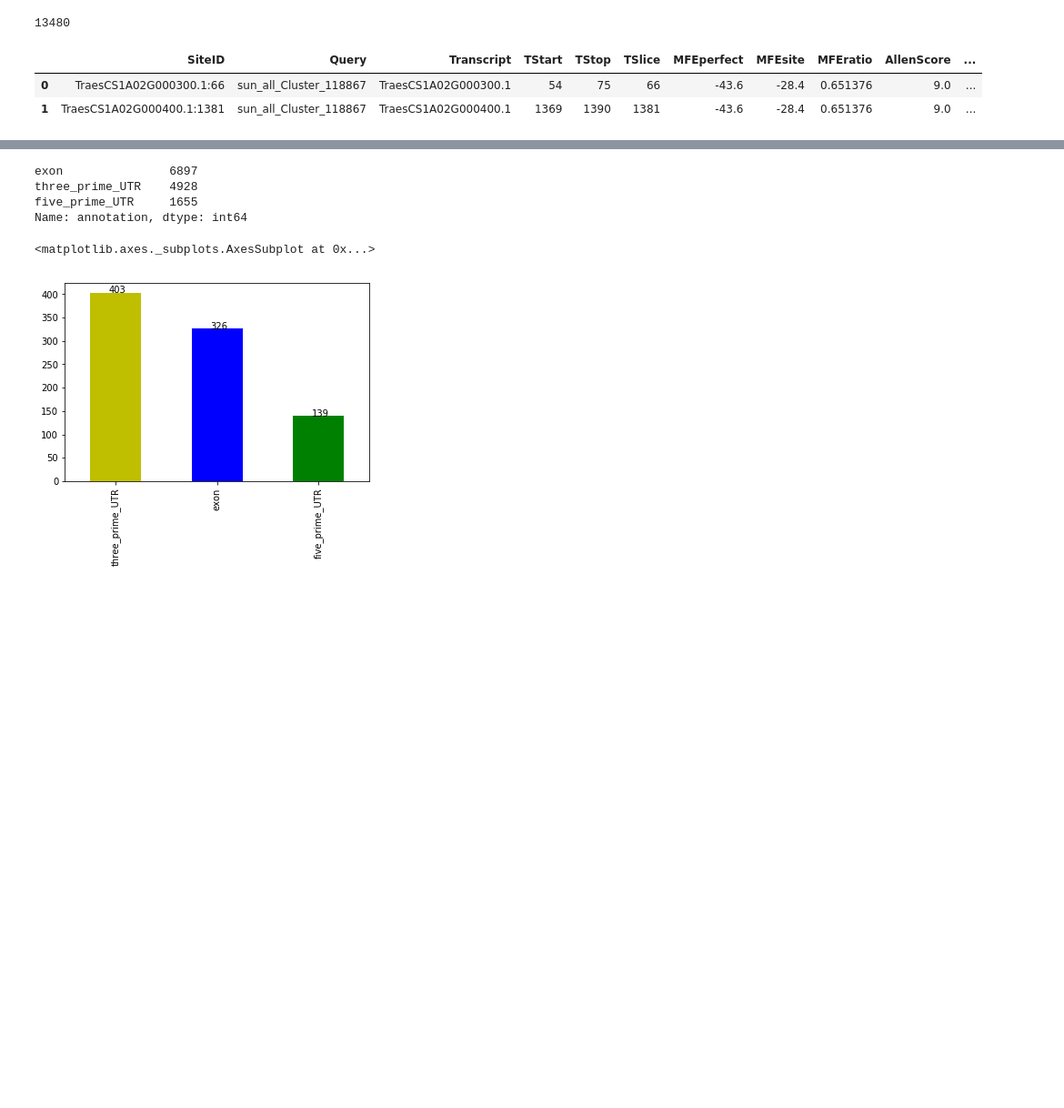
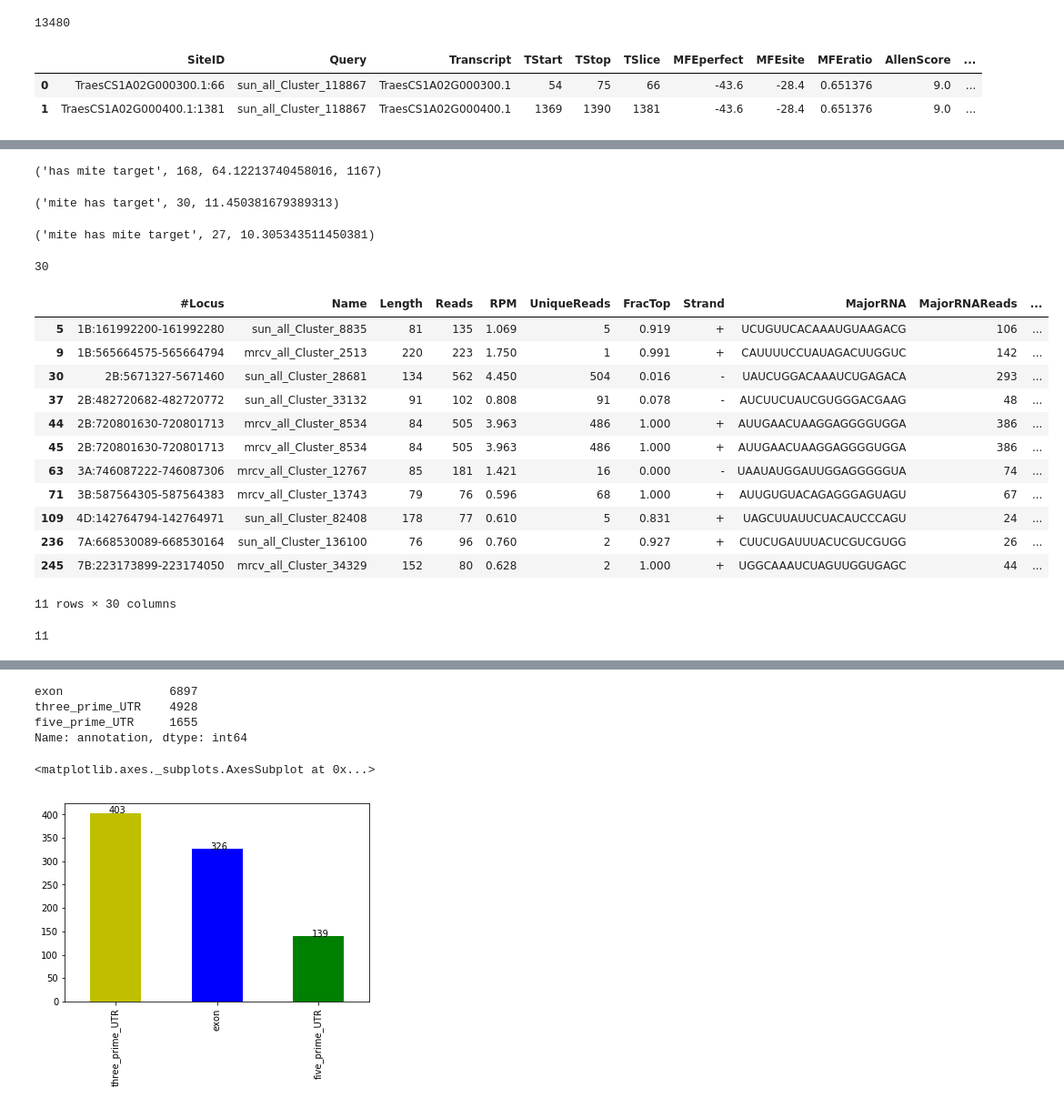
Before and after one commit to juancresc/mirna_mite, a Jupyter notebook: 2_analysis/3_merge_mir_target.ipynb, the cells around one changed output, grey strips where cells are left out. Shown: that part at 91% size. Cells and saved outputs as stored; diff of their text form; code cells hidden in the pictures; blank space fills up the shorter version.

```diff
--- a/2_analysis/3_merge_mir_target.ipynb
+++ b/2_analysis/3_merge_mir_target.ipynb
@@ -60,0 +41,3 @@ total_mir
+# %%
+df_mir_mites.rename(columns={'MITE':'MITE_prod'}, inplace=True)
+df_deg_mites.rename(columns={'MITE':'MITE_target'}, inplace=True)
@@ -60,0 +49,2 @@ total_mir
+# %%
+df_mir_mites = df_mir_mites[['#Locus','Name','MITE_prod','annotation','mirbase']]
@@ -60,0 +83,13 @@ total_mir
+# %%
+df_mir['has_target'] = 0
+df_mir['has_mite_target'] = 0
+for k,v in df_mir.iterrows():
+    name = v.Name
+    if '|' in v.Name:
+        name = v.Name.split('|')[0]
+    other = df_deg[(df_deg.Query == name)]
+    if len(other.index) > 0:
+        df_mir.at[k, 'has_target'] += len(other.index)
+    other = df_deg[(df_deg.Query == name) & (df_deg.MITE.notnull())]
+    if len(other.index) > 0:
+        df_mir.at[k, 'has_mite_target'] += len(other.index)
@@ -60,0 +114,42 @@ total_mir
+# %%
+'has mite target',has_mite_target, has_mite_target * 100 / total, df_mir.has_mite_target.sum()
+# %% [output]
+('has mite target', 168, 64.12213740458016, 1167)
+# %%
+'mite has target',mites_has_targets, mites_has_targets * 100 / total
+# %% [output]
+('mite has target', 30, 11.450381679389313)
+# %%
+'mite has mite target', mites_has_mites_targets, mites_has_mites_targets * 100 / total
+# %% [output]
+('mite has mite target', 27, 10.305343511450381)
+# %%
+len(df_mir_mites.index)
+# %% [output]
+30
+# %%
+df_mir['has_target'] = 0
+df_mir['has_mite_target'] = 0
+for k,v in df_mir_mites.iterrows():
+    other = df_deg[(df_deg.Query == v.Name)]
+    if len(other.index) > 0:
+        df_mir.at[k, 'has_target'] += len(other.index)
+    other = df_deg[(df_deg.Query == v.Name) & (df_deg.MITE.notnull())]
+    if len(other.index) > 0:
+        df_mir.at[k, 'has_mite_target'] += len(other.index)
+# %%
+df_mir[df_mir.has_target != 0]
+# %% [output]
+|  | #Locus | Name | Length | Reads | RPM | UniqueReads | FracTop | Strand | MajorRNA | MajorRNAReads | ... |
+| 5 | 1B:161992200-161992280 | sun_all_Cluster_8835 | 81 | 135 | 1.069 | 5 | 0.919 | + | UCUGUUCACAAAUGUAAGACG | 106 | ... |
+| 9 | 1B:565664575-565664794 | mrcv_all_Cluster_2513 | 220 | 223 | 1.750 | 1 | 0.991 | + | CAUUUUCCUAUAGACUUGGUC | 142 | ... |
+| 30 | 2B:5671327-5671460 | sun_all_Cluster_28681 | 134 | 562 | 4.450 | 504 | 0.016 | - | UAUCUGGACAAAUCUGAGACA | 293 | ... |
+| 37 | 2B:482720682-482720772 | sun_all_Cluster_33132 | 91 | 102 | 0.808 | 91 | 0.078 | - | AUCUUCUAUCGUGGGACGAAG | 48 | ... |
+| 44 | 2B:720801630-720801713 | mrcv_all_Cluster_8534 | 84 | 505 | 3.963 | 486 | 1.000 | + | AUUGAACUAAGGAGGGGUGGA | 386 | ... |
+| 45 | 2B:720801630-720801713 | mrcv_all_Cluster_8534 | 84 | 505 | 3.963 | 486 | 1.000 | + | AUUGAACUAAGGAGGGGUGGA | 386 | ... |
+| 63 | 3A:746087222-746087306 | mrcv_all_Cluster_12767 | 85 | 181 | 1.421 | 16 | 0.000 | - | UAAUAUGGAUUGGAGGGGGUA | 74 | ... |
+| 71 | 3B:587564305-587564383 | mrcv_all_Cluster_13743 | 79 | 76 | 0.596 | 68 | 1.000 | + | AUUGUGUACAGAGGGAGUAGU | 67 | ... |
+| 109 | 4D:142764794-142764971 | sun_all_Cluster_82408 | 178 | 77 | 0.610 | 5 | 0.831 | + | UAGCUUAUUCUACAUCCCAGU | 24 | ... |
+| 236 | 7A:668530089-668530164 | sun_all_Cluster_136100 | 76 | 96 | 0.760 | 2 | 0.927 | + | CUUCUGAUUUACUCGUCGUGG | 26 | ... |
+| 245 | 7B:223173899-223174050 | mrcv_all_Cluster_34329 | 152 | 80 | 0.628 | 2 | 1.000 | + | UGGCAAAUCUAGUUGGUGAGC | 44 | ... |
+11 rows × 30 columns
@@ -61,3 +160,7 @@ total_mir
+# %%
+has_mite_target
+# %% [output]
+11
 # %%
 has_target
 # %% [output]
```
Also changed, not shown: parts of 30 cells of this notebook, 1 other file.
